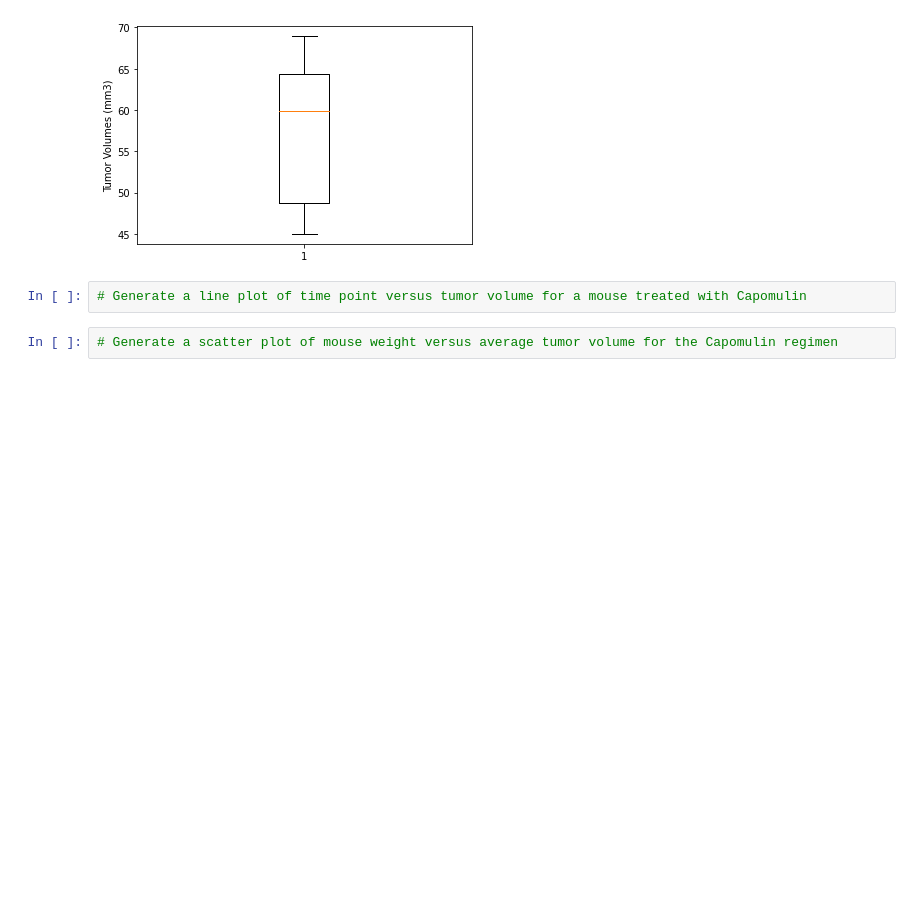
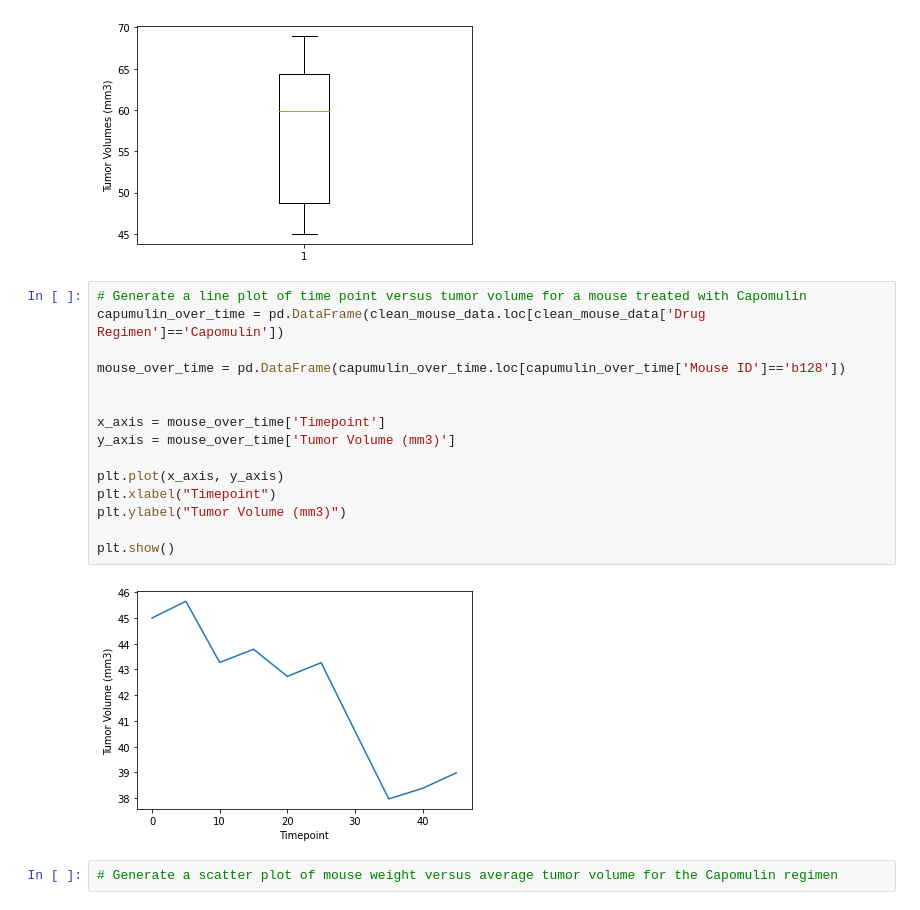
Before and after one commit to sarahheavner/matplotlib-challenge, a Jupyter notebook: Pymaceuticals/matplotlib-challenge.ipynb, the cells around one changed output. Cells and saved outputs as stored; diff of their text form; blank space fills up the shorter version.

Commit message:
created line chart for mouse b128

```diff
--- a/Pymaceuticals/matplotlib-challenge.ipynb
+++ b/Pymaceuticals/matplotlib-challenge.ipynb
@@ -256,6 +256,21 @@ plt.show()
 [figure]
 # %%
 # Generate a line plot of time point versus tumor volume for a mouse treated with Capomulin
+capumulin_over_time = pd.DataFrame(clean_mouse_data.loc[clean_mouse_data['Drug Regimen']=='Capomulin'])
+
+mouse_over_time = pd.DataFrame(capumulin_over_time.loc[capumulin_over_time['Mouse ID']=='b128'])
+
+
+x_axis = mouse_over_time['Timepoint']
+y_axis = mouse_over_time['Tumor Volume (mm3)']
+
+plt.plot(x_axis, y_axis)
+plt.xlabel("Timepoint")
+plt.ylabel("Tumor Volume (mm3)")
+
+plt.show()
+# %% [output]
+[figure, added]
 # %%
 # Generate a scatter plot of mouse weight versus average tumor volume for the Capomulin regimen
 # %%
```
Also changed, not shown: 1 other file.
